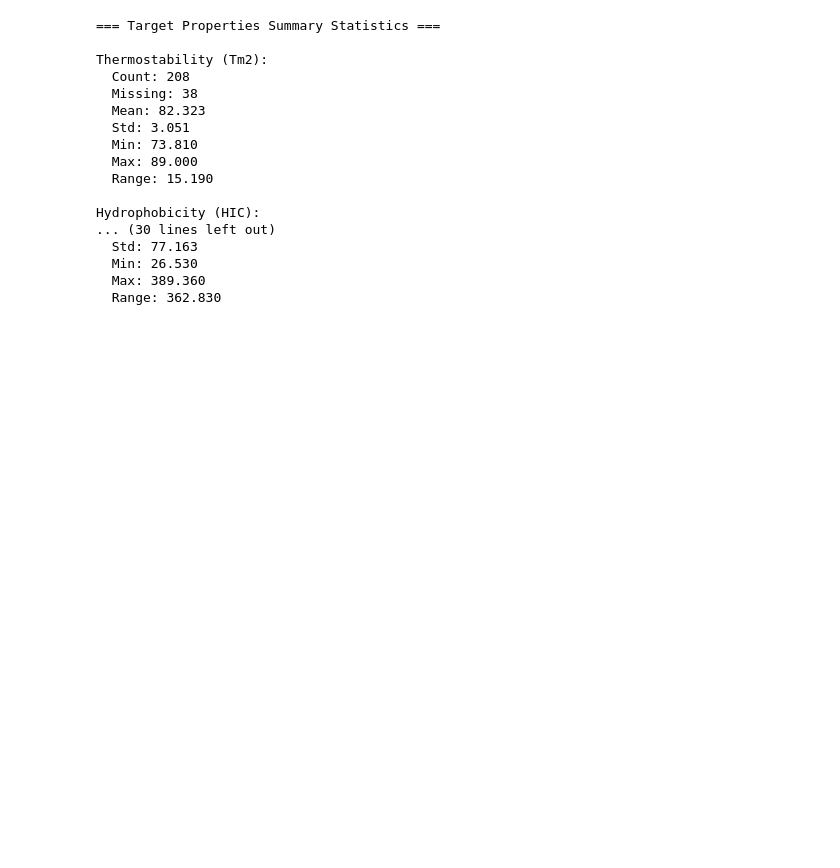
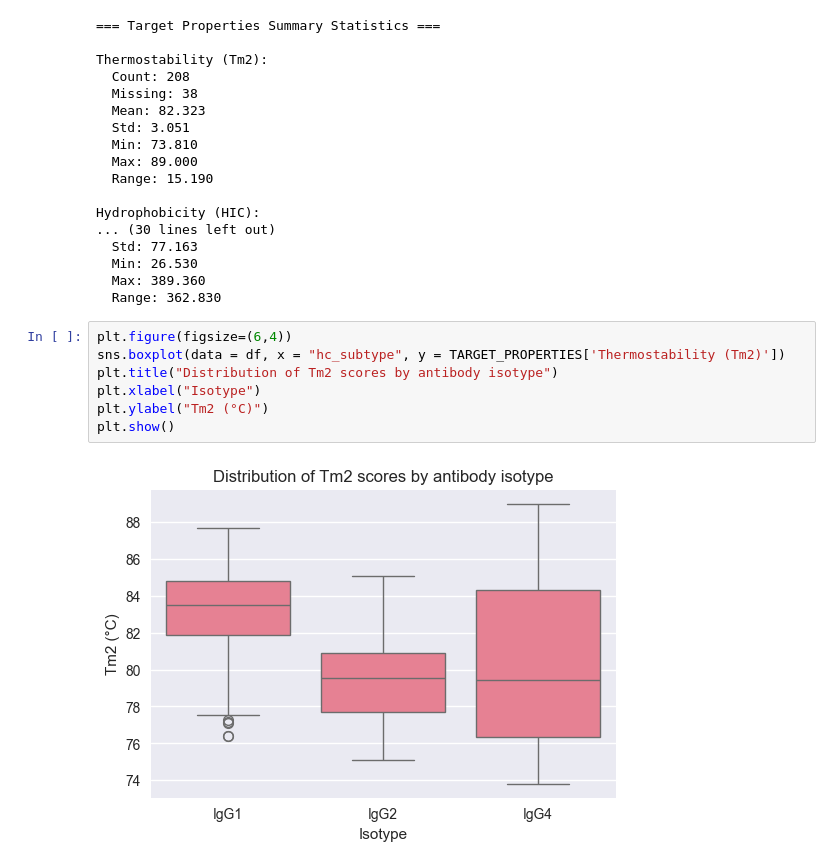
Before and after one commit to SidhantPuntambekar/BMI702_Final_Project, a Jupyter notebook: baseline_model/gdpa1_data_exploration.ipynb, the cells around one changed output. Drawn from its saved outputs; the diff is of its cells as text; blank space fills up the shorter version.

Commit message:
Add boxplots across isotypes for target properties

```diff
--- a/baseline_model/gdpa1_data_exploration.ipynb
+++ b/baseline_model/gdpa1_data_exploration.ipynb
@@ -186,3 +186,12 @@ Hydrophobicity (HIC):
   Min: 26.530
   Max: 389.360
   Range: 362.830
+# %%
+plt.figure(figsize=(6,4))
+sns.boxplot(data = df, x = "hc_subtype", y = TARGET_PROPERTIES['Thermostability (Tm2)'])
+plt.title("Distribution of Tm2 scores by antibody isotype")
+plt.xlabel("Isotype")
+plt.ylabel("Tm2 (°C)")
+plt.show()
+# %% [output]
+[figure, added]
```
Also changed, not shown: parts of 5 cells of this notebook.
